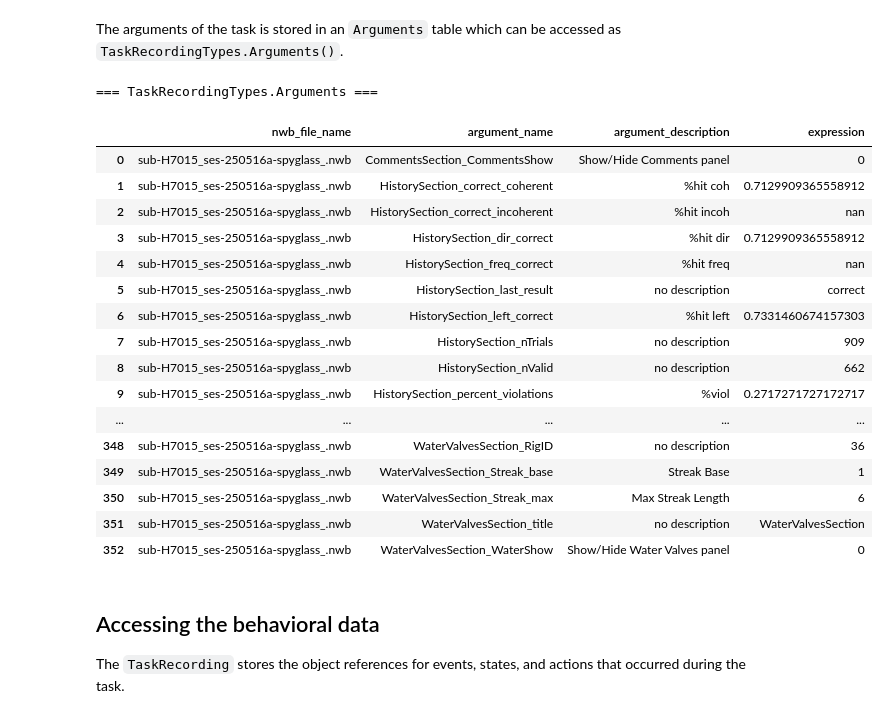
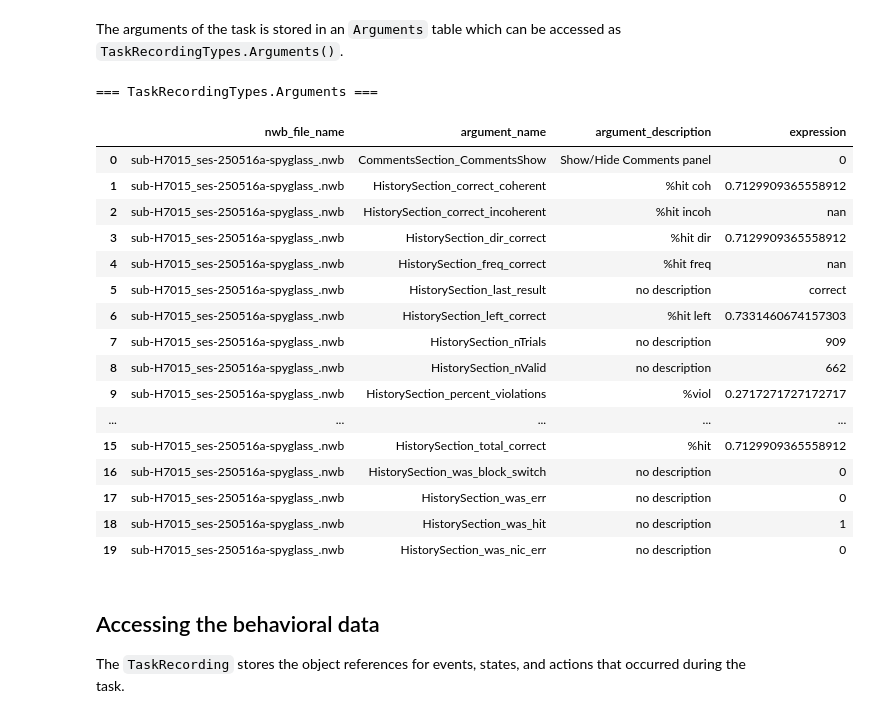
Before and after one commit to catalystneuro/pagan-lab-to-nwb, a Jupyter notebook: src/pagan_lab_to_nwb/tutorials/spyglass_tutorial.ipynb, the cells around one changed output. Saved outputs shown, nothing was run; the diff lists cells and outputs as text; code cells hidden in the pictures.

```diff
--- a/src/pagan_lab_to_nwb/tutorials/spyglass_tutorial.ipynb
+++ b/src/pagan_lab_to_nwb/tutorials/spyglass_tutorial.ipynb
@@ -113,27 +113,27 @@ The arguments of the task is stored in an `Arguments` table which can be accesse
 # %%
 arguments = (TaskRecordingTypes.Arguments() & nwb_dict).fetch(as_dict=True)
 arguments_df = pd.DataFrame(arguments)
 print("\n=== TaskRecordingTypes.Arguments ===")
-arguments_df[["nwb_file_name", "argument_name", "argument_description", "expression"]]
+arguments_df[["nwb_file_name", "argument_name", "argument_description", "expression"]].head(20)
 # %% [output]
 === TaskRecordingTypes.Arguments ===
 |  | nwb_file_name | argument_name | argument_description | expression |
 | 0 | sub-H7015_ses-250516a-spyglass_.nwb | CommentsSection_CommentsShow | Show/Hide Comments panel | 0 |
 | 1 | sub-H7015_ses-250516a-spyglass_.nwb | HistorySection_correct_coherent | %hit coh | 0.7129909365558912 |
 | 2 | sub-H7015_ses-250516a-spyglass_.nwb | HistorySection_correct_incoherent | %hit incoh | nan |
 | 3 | sub-H7015_ses-250516a-spyglass_.nwb | HistorySection_dir_correct | %hit dir | 0.7129909365558912 |
 | 4 | sub-H7015_ses-250516a-spyglass_.nwb | HistorySection_freq_correct | %hit freq | nan |
 | 5 | sub-H7015_ses-250516a-spyglass_.nwb | HistorySection_last_result | no description | correct |
 | 6 | sub-H7015_ses-250516a-spyglass_.nwb | HistorySection_left_correct | %hit left | 0.7331460674157303 |
 | 7 | sub-H7015_ses-250516a-spyglass_.nwb | HistorySection_nTrials | no description | 909 |
 | 8 | sub-H7015_ses-250516a-spyglass_.nwb | HistorySection_nValid | no description | 662 |
 | 9 | sub-H7015_ses-250516a-spyglass_.nwb | HistorySection_percent_violations | %viol | 0.2717271727172717 |
 | ... | ... | ... | ... | ... |
-| 348 | sub-H7015_ses-250516a-spyglass_.nwb | WaterValvesSection_RigID | no description | 36 |
-| 349 | sub-H7015_ses-250516a-spyglass_.nwb | WaterValvesSection_Streak_base | Streak Base | 1 |
-| 350 | sub-H7015_ses-250516a-spyglass_.nwb | WaterValvesSection_Streak_max | Max Streak Length | 6 |
-| 351 | sub-H7015_ses-250516a-spyglass_.nwb | WaterValvesSection_title | no description | WaterValvesSection |
-| 352 | sub-H7015_ses-250516a-spyglass_.nwb | WaterValvesSection_WaterShow | Show/Hide Water Valves panel | 0 |
+| 15 | sub-H7015_ses-250516a-spyglass_.nwb | HistorySection_total_correct | %hit | 0.7129909365558912 |
+| 16 | sub-H7015_ses-250516a-spyglass_.nwb | HistorySection_was_block_switch | no description | 0 |
+| 17 | sub-H7015_ses-250516a-spyglass_.nwb | HistorySection_was_err | no description | 0 |
+| 18 | sub-H7015_ses-250516a-spyglass_.nwb | HistorySection_was_hit | no description | 1 |
+| 19 | sub-H7015_ses-250516a-spyglass_.nwb | HistorySection_was_nic_err | no description | 0 |
 # %% [markdown]
 ## Accessing the behavioral data
 
```
Also changed, not shown: parts of 3 cells of this notebook.
